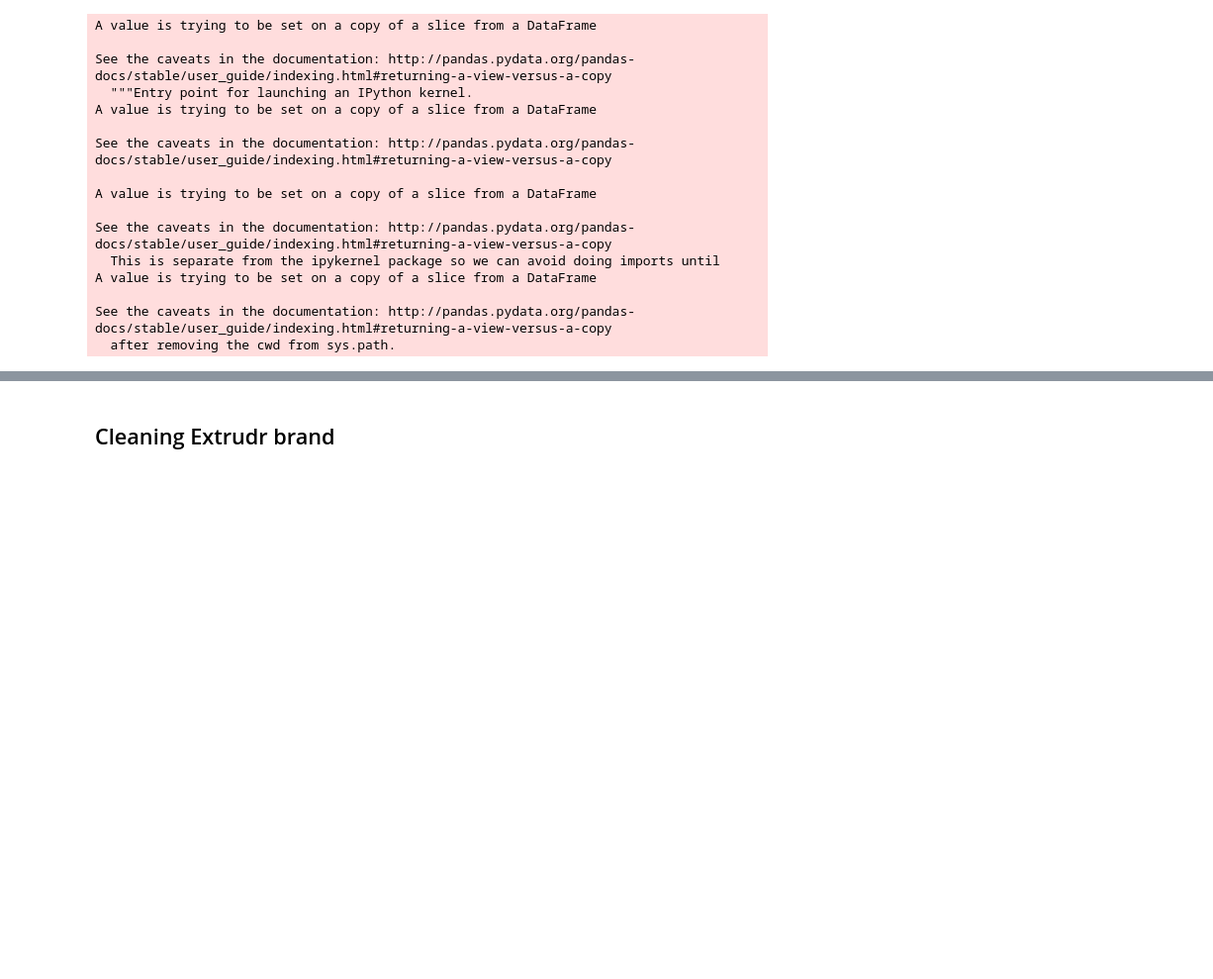
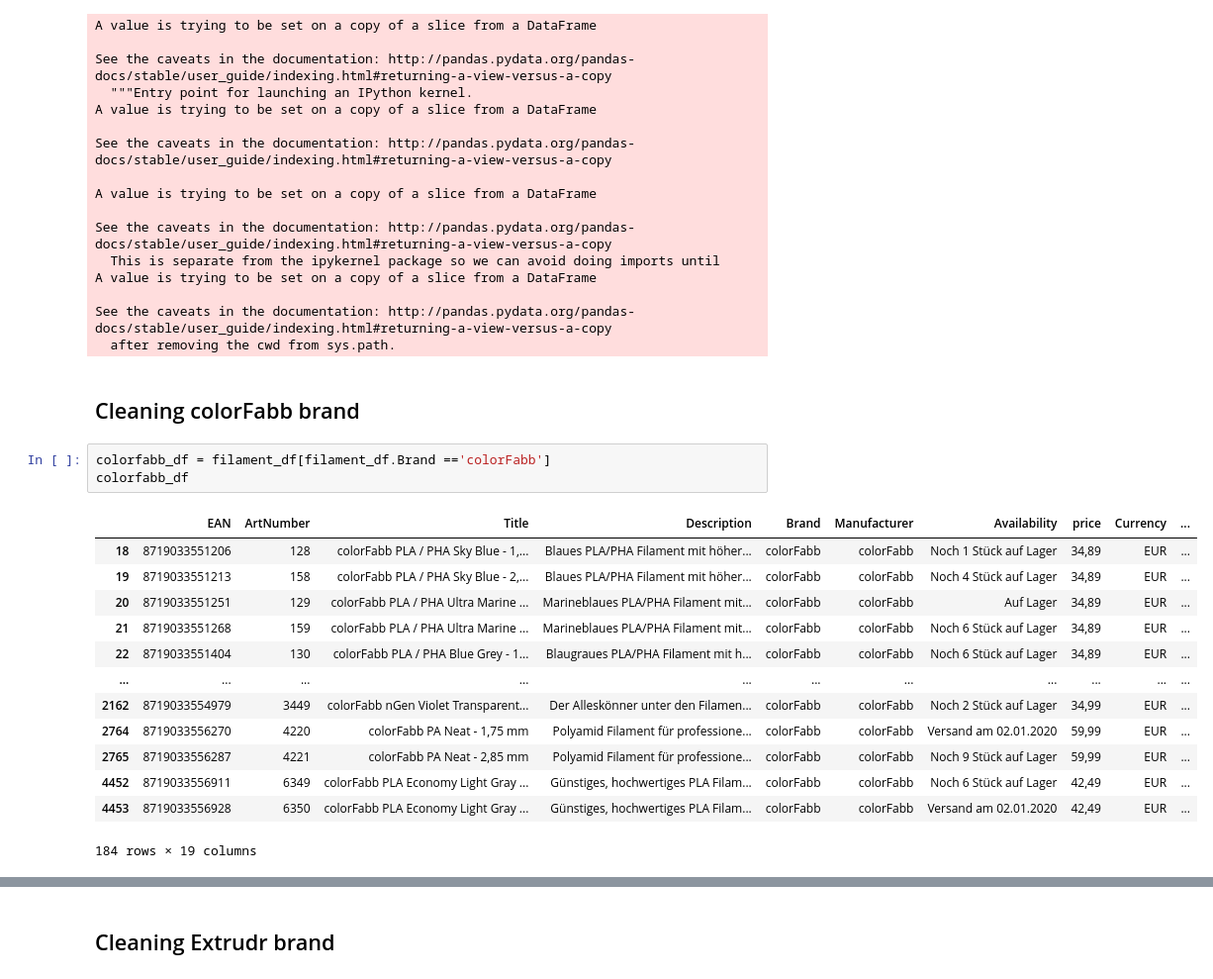
Before and after one commit to subrockmann/product-cleaner, a Jupyter notebook: 3djake Produktdaten.ipynb, the cells around one changed output, grey strips where cells are left out. Shown: that part at 99% size. Cells and saved outputs as stored; diff of their text form; blank space fills up the shorter version.

Commit message:
feat: add material and product_line for colorFabb filaments

```diff
--- a/3djake Produktdaten.ipynb
+++ b/3djake Produktdaten.ipynb
@@ -315,3 +315,22 @@ A value is trying to be set on a copy of a slice from a DataFrame
 
 See the caveats in the documentation: http://pandas.pydata.org/pandas-docs/stable/user_guide/indexing.html#returning-a-view-versus-a-copy
   after removing the cwd from sys.path.
+# %% [markdown]
+## Cleaning colorFabb brand ##
+# %%
+colorfabb_df = filament_df[filament_df.Brand =='colorFabb']
+colorfabb_df
+# %% [output]
+|  | EAN | ArtNumber | Title | Description | Brand | Manufacturer | Availability | price | Currency | ... |
+| 18 | 8719033551206 | 128 | colorFabb PLA / PHA Sky Blue - 1,... | Blaues PLA/PHA Filament mit höher... | colorFabb | colorFabb | Noch 1 Stück auf Lager | 34,89 | EUR | ... |
+| 19 | 8719033551213 | 158 | colorFabb PLA / PHA Sky Blue - 2,... | Blaues PLA/PHA Filament mit höher... | colorFabb | colorFabb | Noch 4 Stück auf Lager | 34,89 | EUR | ... |
+| 20 | 8719033551251 | 129 | colorFabb PLA / PHA Ultra Marine ... | Marineblaues PLA/PHA Filament mit... | colorFabb | colorFabb | Auf Lager | 34,89 | EUR | ... |
+| 21 | 8719033551268 | 159 | colorFabb PLA / PHA Ultra Marine ... | Marineblaues PLA/PHA Filament mit... | colorFabb | colorFabb | Noch 6 Stück auf Lager | 34,89 | EUR | ... |
+| 22 | 8719033551404 | 130 | colorFabb PLA / PHA Blue Grey - 1... | Blaugraues PLA/PHA Filament mit h... | colorFabb | colorFabb | Noch 6 Stück auf Lager | 34,89 | EUR | ... |
+| ... | ... | ... | ... | ... | ... | ... | ... | ... | ... | ... |
+| 2162 | 8719033554979 | 3449 | colorFabb nGen Violet Transparent... | Der Alleskönner unter den Filamen... | colorFabb | colorFabb | Noch 2 Stück auf Lager | 34,99 | EUR | ... |
+| 2764 | 8719033556270 | 4220 | colorFabb PA Neat - 1,75 mm | Polyamid Filament für professione... | colorFabb | colorFabb | Versand am 02.01.2020 | 59,99 | EUR | ... |
+| 2765 | 8719033556287 | 4221 | colorFabb PA Neat - 2,85 mm | Polyamid Filament für professione... | colorFabb | colorFabb | Noch 9 Stück auf Lager | 59,99 | EUR | ... |
+| 4452 | 8719033556911 | 6349 | colorFabb PLA Economy Light Gray ... | Günstiges, hochwertiges PLA Filam... | colorFabb | colorFabb | Noch 6 Stück auf Lager | 42,49 | EUR | ... |
+| 4453 | 8719033556928 | 6350 | colorFabb PLA Economy Light Gray ... | Günstiges, hochwertiges PLA Filam... | colorFabb | colorFabb | Versand am 02.01.2020 | 42,49 | EUR | ... |
+184 rows × 19 columns
```
Also changed, not shown: parts of 3 cells of this notebook.
